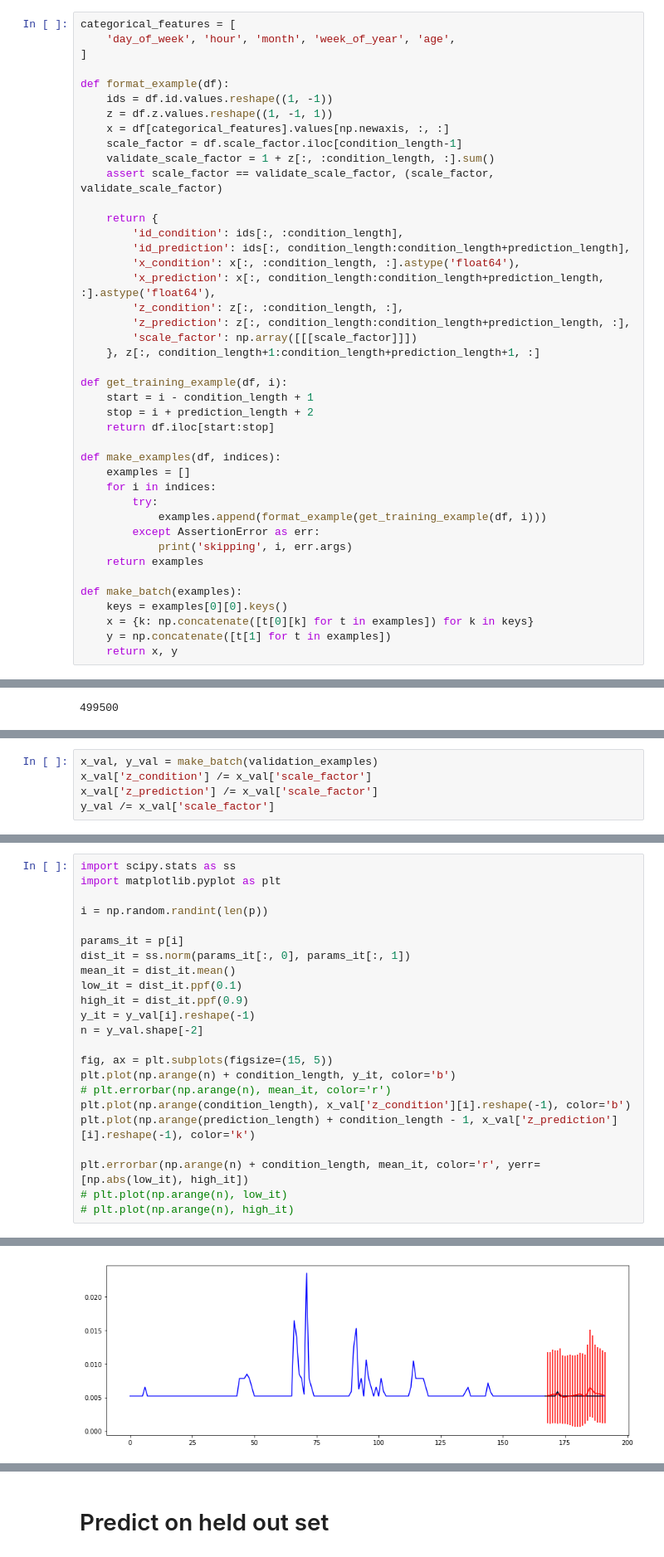
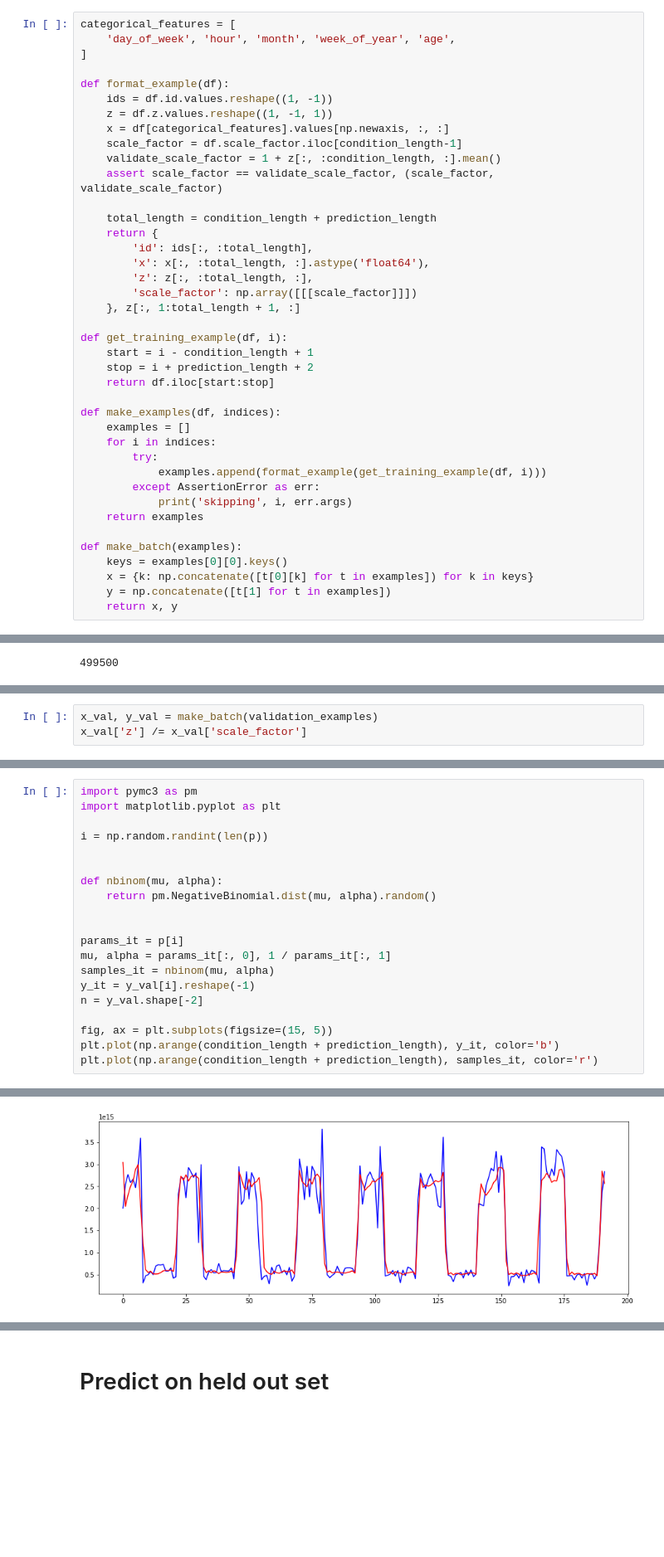
Before and after one commit to dantegates/deep-ar, a Jupyter notebook: deep-ar.ipynb, the cells around one changed output, grey strips where cells are left out. Shown at 83% size. Saved outputs shown, nothing was run; the diff lists cells and outputs as text; blank space fills up the shorter version.

Commit message:
using neg-binom distribution

```diff
--- a/deep-ar.ipynb
+++ b/deep-ar.ipynb
@@ -229,18 +229,16 @@ def format_example(df):
     z = df.z.values.reshape((1, -1, 1))
     x = df[categorical_features].values[np.newaxis, :, :]
     scale_factor = df.scale_factor.iloc[condition_length-1]
-    validate_scale_factor = 1 + z[:, :condition_length, :].sum()
+    validate_scale_factor = 1 + z[:, :condition_length, :].mean()
     assert scale_factor == validate_scale_factor, (scale_factor, validate_scale_factor)
 
+    total_length = condition_length + prediction_length
     return {
-        'id_condition': ids[:, :condition_length],
-        'id_prediction': ids[:, condition_length:condition_length+prediction_length],
-        'x_condition': x[:, :condition_length, :].astype('float64'),
-        'x_prediction': x[:, condition_length:condition_length+prediction_length, :].astype('float64'),
-        'z_condition': z[:, :condition_length, :],
-        'z_prediction': z[:, condition_length:condition_length+prediction_length, :],
+        'id': ids[:, :total_length],
+        'x': x[:, :total_length, :].astype('float64'),
+        'z': z[:, :total_length, :],
         'scale_factor': np.array([[[scale_factor]]])
-    }, z[:, condition_length+1:condition_length+prediction_length+1, :]
+    }, z[:, 1:total_length + 1, :]
 
 def get_training_example(df, i):
     start = i - condition_length + 1
@@ -465,8 +437,6 @@ Wall time: 1.36 s
 # %%
 x_val, y_val = make_batch(validation_examples)
-x_val['z_condition'] /= x_val['scale_factor']
-x_val['z_prediction'] /= x_val['scale_factor']
-y_val /= x_val['scale_factor']
+x_val['z'] /= x_val['scale_factor']
 # %%
 callbacks = model.fit(
     gen(examples, batch_size),
@@ -500,24 +501,21 @@ Wall time: 1min 1s
 # %%
-import scipy.stats as ss
+import pymc3 as pm
 import matplotlib.pyplot as plt
 
 i = np.random.randint(len(p))
 
+
+def nbinom(mu, alpha):
+    return pm.NegativeBinomial.dist(mu, alpha).random()
+
+
 params_it = p[i]
-dist_it = ss.norm(params_it[:, 0], params_it[:, 1])
-mean_it = dist_it.mean()
-low_it = dist_it.ppf(0.1)
-high_it = dist_it.ppf(0.9)
+mu, alpha = params_it[:, 0], 1 / params_it[:, 1]
+samples_it = nbinom(mu, alpha)
 y_it = y_val[i].reshape(-1)
 n = y_val.shape[-2]
 
 fig, ax = plt.subplots(figsize=(15, 5))
-plt.plot(np.arange(n) + condition_length, y_it, color='b')
-# plt.errorbar(np.arange(n), mean_it, color='r')
-plt.plot(np.arange(condition_length), x_val['z_condition'][i].reshape(-1), color='b')
-plt.plot(np.arange(prediction_length) + condition_length - 1, x_val['z_prediction'][i].reshape(-1), color='k')
-
-plt.errorbar(np.arange(n) + condition_length, mean_it, color='r', yerr=[np.abs(low_it), high_it])
-# plt.plot(np.arange(n), low_it)
-# plt.plot(np.arange(n), high_it)
+plt.plot(np.arange(condition_length + prediction_length), y_it, color='b')
+plt.plot(np.arange(condition_length + prediction_length), samples_it, color='r')
 # %% [output]
@@ -525,2 +523,2 @@ plt.errorbar(np.arange(n) + condition_length, mean_it, color='r', yerr=[np.abs(l
-[figure, old version]
+[figure, new version]
 # %%
```
Also changed, not shown: parts of 26 cells of this notebook.
